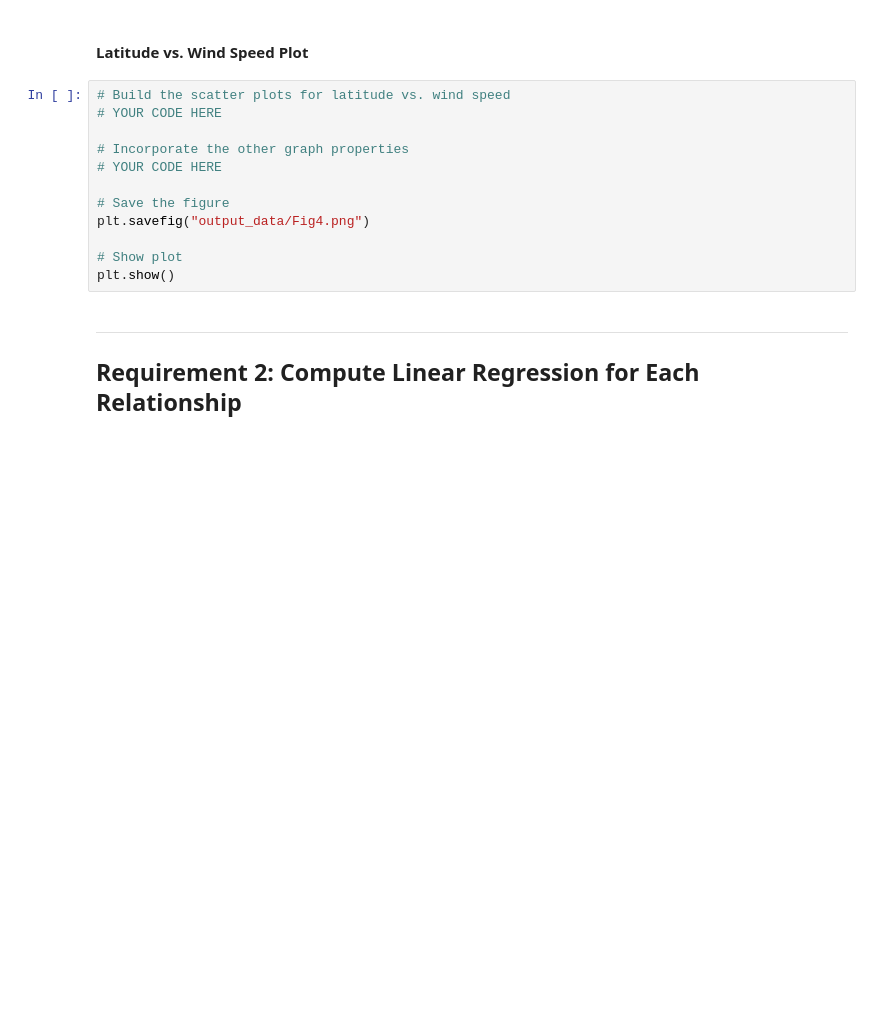
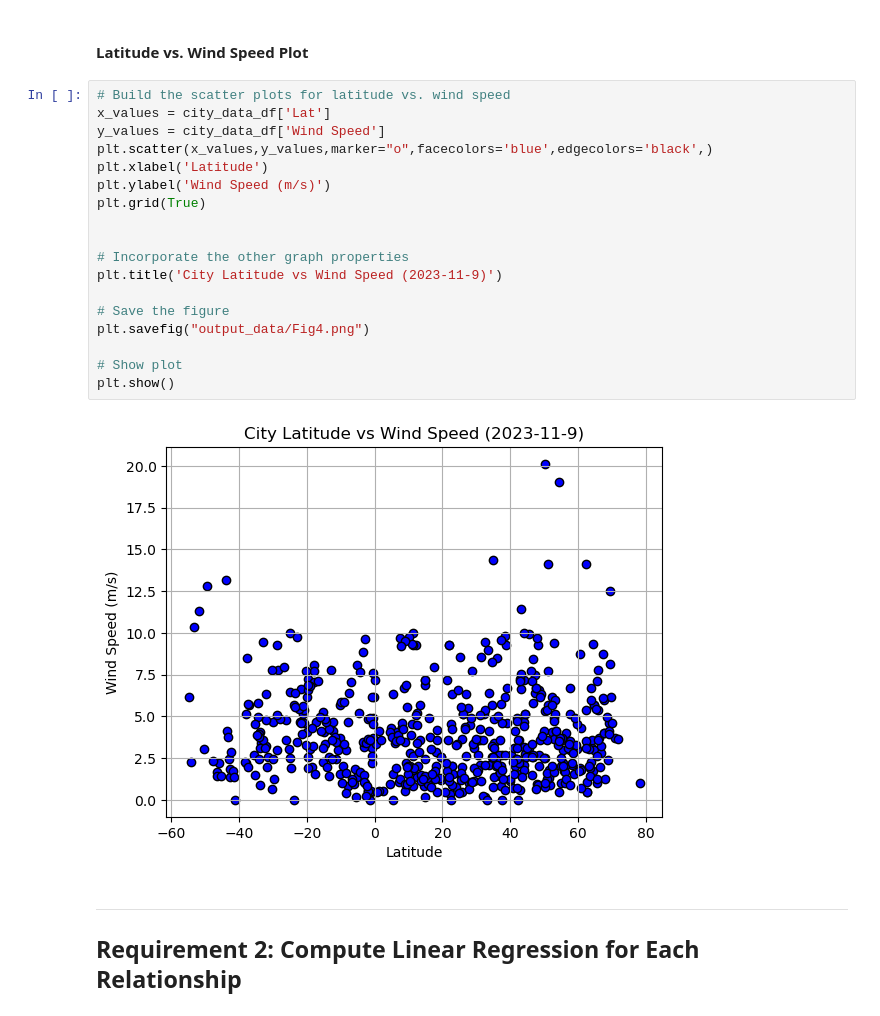
Before and after one commit to RaeAnnG/python-api-challenge, a Jupyter notebook: starter_code/WeatherPy.RG.ipynb, the cells around one changed output. Saved outputs shown, nothing was run; the diff lists cells and outputs as text; blank space fills up the shorter version.

```diff
--- a/starter_code/WeatherPy.RG.ipynb
+++ b/starter_code/WeatherPy.RG.ipynb
@@ -253,16 +274,24 @@ plt.show()
 #### Latitude vs. Wind Speed Plot
 # %%
 # Build the scatter plots for latitude vs. wind speed
-# YOUR CODE HERE
+x_values = city_data_df['Lat']
+y_values = city_data_df['Wind Speed']
+plt.scatter(x_values,y_values,marker="o",facecolors='blue',edgecolors='black',)
+plt.xlabel('Latitude')
+plt.ylabel('Wind Speed (m/s)')
+plt.grid(True)
+
 
 # Incorporate the other graph properties
-# YOUR CODE HERE
+plt.title('City Latitude vs Wind Speed (2023-11-9)')
 
 # Save the figure
 plt.savefig("output_data/Fig4.png")
 
 # Show plot
 plt.show()
+# %% [output]
+[figure, added]
 # %% [markdown]
 ---
 
```
Also changed, not shown: parts of 3 cells of this notebook, 4 other files.
